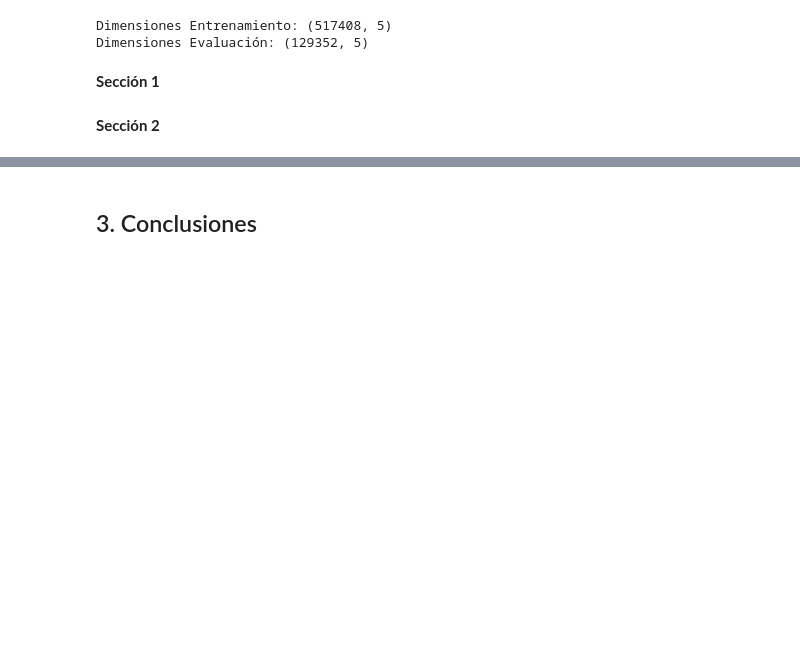
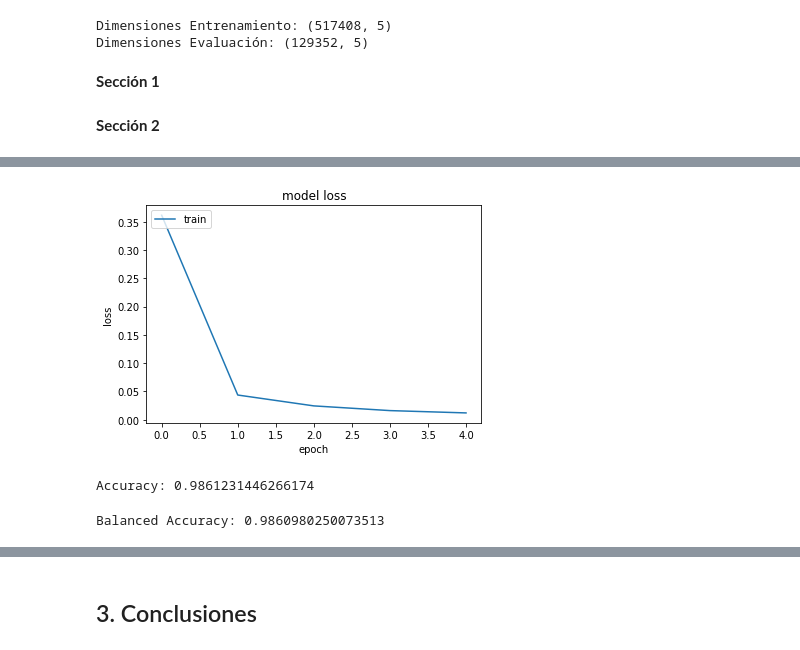
Before and after one commit to mgobbi289/DiploDatos, a Jupyter notebook: Mentoria/03-Introduccion_al_AprendizajeAutomatico.ipynb, the cells around one changed output, grey strips where cells are left out. Drawn from its saved outputs; the diff is of its cells as text; code cells hidden in the pictures; blank space fills up the shorter version.

```diff
--- a/Mentoria/03-Introduccion_al_AprendizajeAutomatico.ipynb
+++ b/Mentoria/03-Introduccion_al_AprendizajeAutomatico.ipynb
@@ -191,0 +275,25 @@ embedding_layer = Embedding(vocab_length, dense_vector_size, input_length=senten
+# %%
+plt.title('model loss')
+plt.plot(history.history['loss'])
+
+plt.xlabel('epoch')
+plt.ylabel('loss')
+plt.legend(['train'], loc='upper left')
+plt.show()
+# %% [output]
+[figure, added]
+# %%
+loss, accuracy = model.evaluate(padded_sentences_test, encoded_labels_test, batch_size=128, verbose=0)
+
+print(f'Accuracy: {accuracy}')
+# %% [output]
+Accuracy: 0.9861231446266174
+# %%
+from sklearn.metrics import balanced_accuracy_score
+
+probabilities = model.predict(padded_sentences_test, verbose=0)
+predictions = np.argmax(probabilities, axis=-1)
+
+print(f'Balanced Accuracy: {balanced_accuracy_score(encoded_labels_test, predictions)}')
+# %% [output]
+Balanced Accuracy: 0.9860980250073513
```
Also changed, not shown: parts of 12 cells of this notebook, 1 other file.
